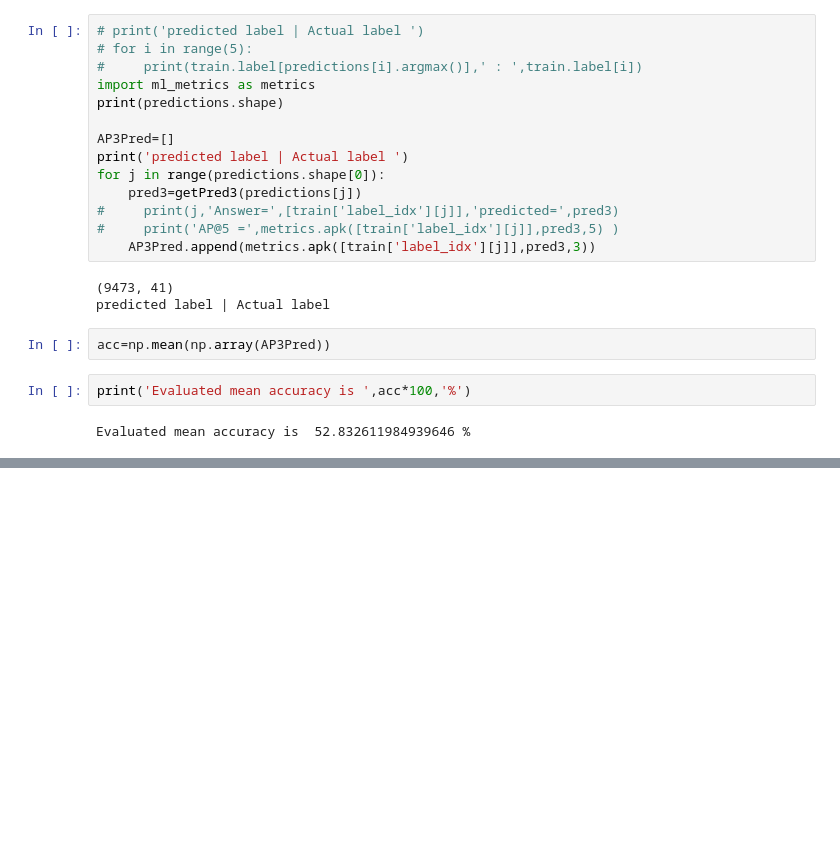
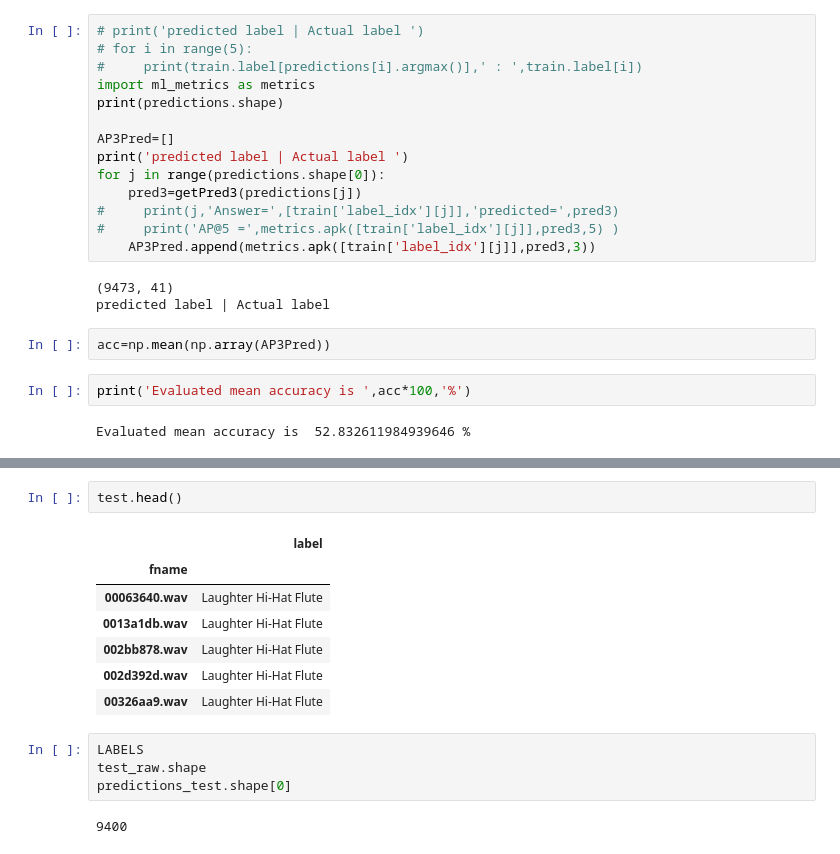
Before and after one commit to knatarasan/freesound, a Jupyter notebook: LearnSound.ipynb, the cells around one changed output, grey strips where cells are left out. Cells and saved outputs as stored; diff of their text form; blank space fills up the shorter version.

```diff
--- a/LearnSound.ipynb
+++ b/LearnSound.ipynb
@@ -629,0 +663,16 @@ Evaluated mean accuracy is  52.832611984939646 %
+# %%
+test.head()
+# %% [output]
+|  | label |
+| fname |  |
+| 00063640.wav | Laughter Hi-Hat Flute |
+| 0013a1db.wav | Laughter Hi-Hat Flute |
+| 002bb878.wav | Laughter Hi-Hat Flute |
+| 002d392d.wav | Laughter Hi-Hat Flute |
+| 00326aa9.wav | Laughter Hi-Hat Flute |
+# %%
+LABELS
+test_raw.shape
+predictions_test.shape[0]
+# %% [output]
+9400
```
Also changed, not shown: parts of 13 cells of this notebook, 2 other files.
